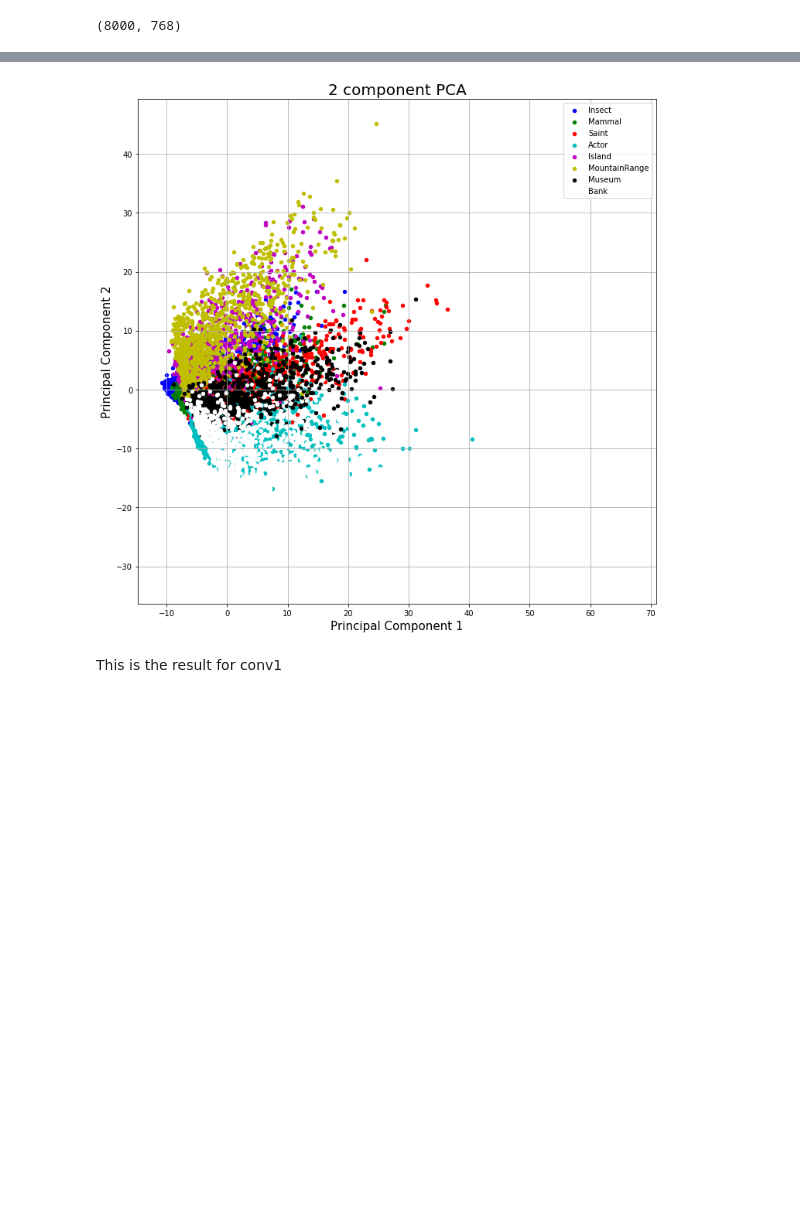
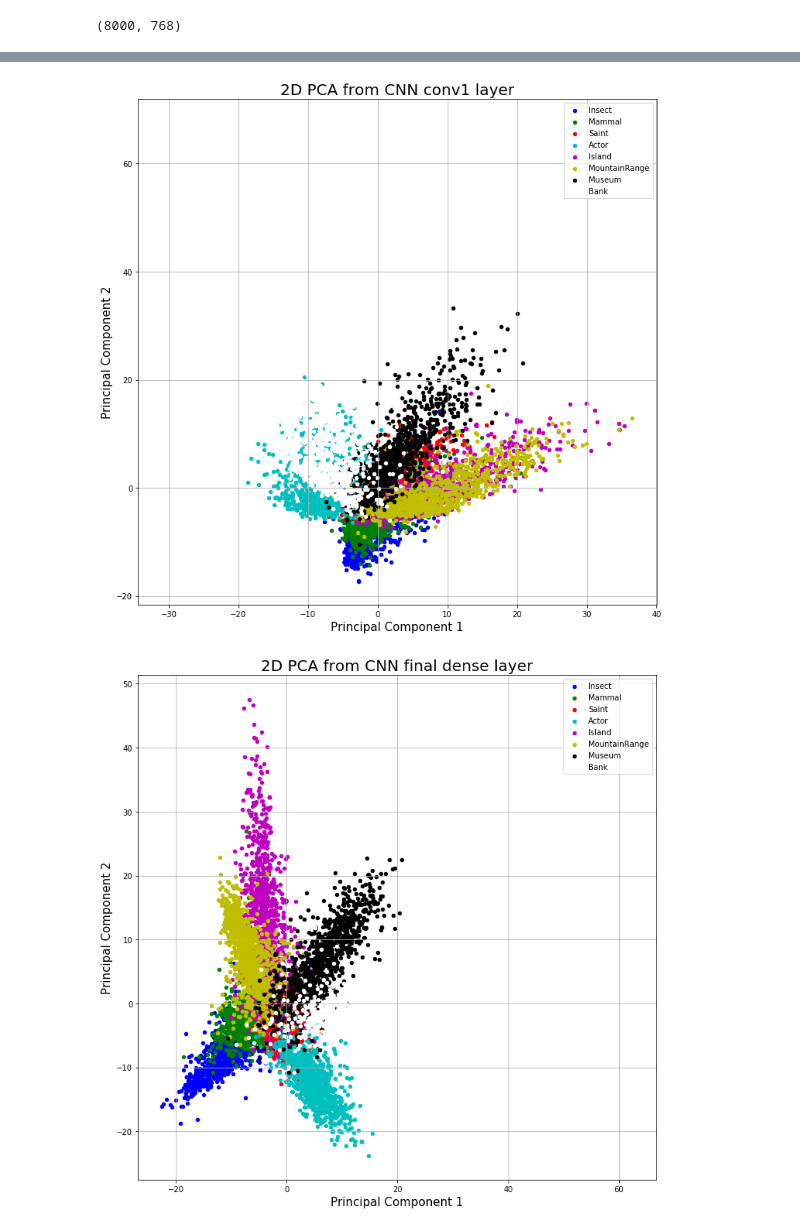
Before and after one commit to danielmlow/nlp_tutorial, a Jupyter notebook: tutorial.ipynb, the cells around one changed output, grey strips where cells are left out. Drawn from its saved outputs; the diff is of its cells as text; code cells hidden in the pictures; blank space fills up the shorter version.

```diff
--- a/tutorial.ipynb
+++ b/tutorial.ipynb
@@ -795,7 +912,7 @@ fig = plt.figure(figsize = (12,12))
 ax = fig.add_subplot(1,1,1)
 ax.set_xlabel('Principal Component 1', fontsize = 15)
 ax.set_ylabel('Principal Component 2', fontsize = 15)
-ax.set_title('2 component PCA', fontsize = 20)
+ax.set_title('2D PCA from averaged word embeddings', fontsize = 20)
 targets = categories[:]
 colors = ['b','g','r', 'c','m','y','k','w']
 for target, color in zip(targets,colors):
@@ -867,22 +984,62 @@ finalDf
 8000 rows × 3 columns
 # %%
+
 # Plot
+
+# conv1
+# ================================================================
 fig = plt.figure(figsize = (12,12))
 ax = fig.add_subplot(1,1,1)
 ax.set_xlabel('Principal Component 1', fontsize = 15)
 ax.set_ylabel('Principal Component 2', fontsize = 15)
-ax.set_title('2 component PCA', fontsize = 20)
+ax.set_title('2D PCA from CNN conv1 layer', fontsize = 20)
 targets = categories[:]
 colors = ['b','g','r', 'c','m','y','k','w']
 for target, color in zip(targets,colors):
     indicesToKeep = finalDf['target'] == target
     ax.scatter(finalDf.loc[indicesToKeep, 'principal component 1']
                , finalDf.loc[indicesToKeep, 'principal component 2']
                , c = color
                , s = 20)
 ax.legend(targets)
 ax.grid()
+
+
+# final dense layer
+# ================================================================
+# Features
+x = dense_1[:]
+# Targets
+y_train = [[n]*1000 for n in categories]
+y_train = [n for i in y_train for n in i]
+# Standardizing the features
+x = StandardScaler().fit_transform(x)
+
+
+pca = PCA(n_components=2)
+principalComponents = pca.fit_transform(x)
+principalDf = pd.DataFrame(data = principalComponents
+             , columns = ['principal component 1', 'principal component 2'])
+
+finalDf = pd.concat([principalDf, pd.DataFrame({'target': y_train})], axis = 1)
+finalDf
+
+
+fig = plt.figure(figsize = (12,12))
+ax = fig.add_subplot(1,1,1)
+ax.set_xlabel('Principal Component 1', fontsize = 15)
+ax.set_ylabel('Principal Component 2', fontsize = 15)
+ax.set_title('2D PCA from CNN final dense layer', fontsize = 20)
+targets = categories[:]
+colors = ['b','g','r', 'c','m','y','k','w']
+for target, color in zip(targets,colors):
+    indicesToKeep = finalDf['target'] == target
+    ax.scatter(finalDf.loc[indicesToKeep, 'principal component 1']
+               , finalDf.loc[indicesToKeep, 'principal component 2']
+               , c = color
+               , s = 20)
+ax.legend(targets)
+ax.grid()
 # %% [output]
-[figure, old version]
+[figure, new version]
+[figure, added]
-# %% [markdown]
-This is the result for conv1
```
Also changed, not shown: parts of 41 cells of this notebook, 4 other files.
